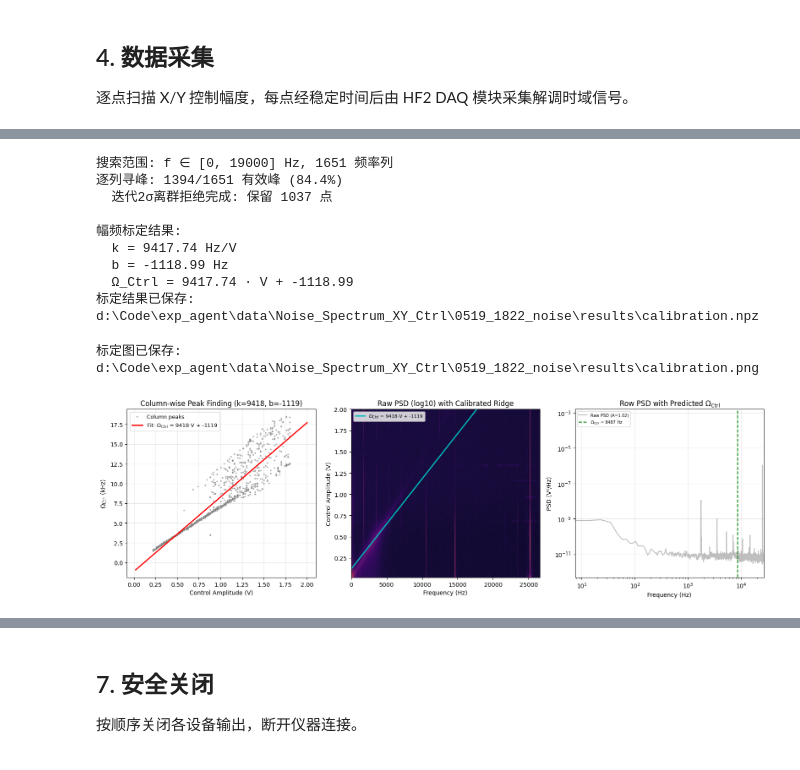
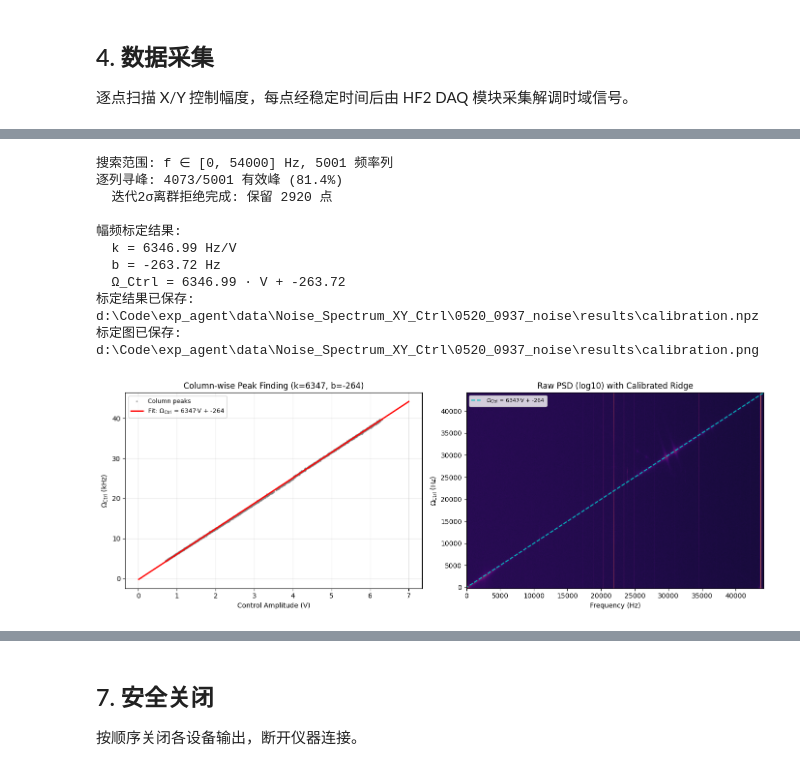
Before and after one commit to LHC0128/Exp_Agent, a Jupyter notebook: experiments/Noise_Spectrum_XY_Ctrl.ipynb, the cells around one changed output, grey strips where cells are left out. Saved outputs shown, nothing was run; the diff lists cells and outputs as text; code cells hidden in the pictures.

Commit message:
更新噪声谱测量 Notebook：添加离线数据分析功能、洛伦兹拟合改进（oldcode方法+Amp绝对值+失败点插值）、标定图和PSD图优化（纵轴映射Ω_Ctrl、百分位截断），新增斜向亮线诊断模块；同时更新相关文档和README

```diff
--- a/experiments/Noise_Spectrum_XY_Ctrl.ipynb
+++ b/experiments/Noise_Spectrum_XY_Ctrl.ipynb
@@ -91,9 +94,9 @@ EXPERIMENT_TYPE = "Noise_Spectrum_XY_Ctrl"
 PURPOSE = "noise_spectroscopy"
 
 # ---- 扫描参数 ----
-XY_AMP_START = 0.02        # X/Y 幅度扫描起始 (V)
-XY_AMP_STOP = 2.0          # X/Y 幅度扫描终止 (V)
-XY_AMP_POINTS = 100        # 扫描点数
+XY_AMP_START = 0.01        # X/Y 幅度扫描起始 (V)
+XY_AMP_STOP = 7.0          # X/Y 幅度扫描终止 (V)
+XY_AMP_POINTS = 700        # 扫描点数
 XY_SETTLE_TIME = 0.5      # 每点等待稳定时间 (s)
 
 # ---- X/Y 交流控制信号 ----
@@ -117,7 +120,7 @@ RF_GATE_OFFSET = 2.5       # 脉冲门控偏置 (V)
 HF2_DEMOD_IDX = 0          # 解调器索引
 HF2_OSC_FREQ = 90e3        # 振荡器频率 (Hz)，与 Pump 调制频率一致
 HF2_SIGNAL_RANGE = 2.0     # 信号输入量程 (V)
-HF2_DEMOD_ORDER = 4        # 解调滤波器阶数
+HF2_DEMOD_ORDER = 8        # 解调滤波器阶数
 HF2_DEMOD_TC = 0.000692    # 解调时间常数 (s) —— 相位校准时使用，较低的带宽确保稳定相位
 HF2_DEMOD_RATE = 100000    # 解调输出数据速率 (Sa/s)
 
@@ -660,9 +682,14 @@ try:
     for i, amp in enumerate(amplitudes):
         pbar.set_postfix_str(f"A={amp:.3f}V")
 
-        # 直接修改幅度（不重绘波形、不退出 Burst 模式，保持外部触发同步）
+        # 修改幅度后重新触发 Burst 以对齐相位
         dg_comp.set_amplitude(amp, channel=1)
         dg_comp.set_amplitude(amp, channel=2)
+        dg_comp.set_output(False, channel=1)
+        dg_comp.set_output(False, channel=2)
+        time.sleep(0.1)
+        dg_comp.set_output(True, channel=1)
+        dg_comp.set_output(True, channel=2)
         time.sleep(0.3)
 
         # 关闭温度开关（消除温控磁场干扰）
@@ -828,6 +941,7 @@ PSD 矩阵已保存: d:\Code\exp_agent\data\Noise_Spectrum_XY_Ctrl\0519_1822_noi
 #   逐列 find_peaks 找最大 prominence 峰 → (f_j, V_peak_j)。
 #   然后 k·V+b 拟合 + 迭代 2σ 离群拒绝。
 
+# 如果已加载标定结果则跳过
 from scipy.signal import find_peaks
 
 OMEGA_CTRL_EST_K = 7000  # 有效控制频率经验斜率 (Hz/V)
@@ -908,63 +1022,51 @@ print(f"  Ω_Ctrl = {k:.2f} · V + {b:.2f}")
 
 # 保存
 np.savez(results_dir / "calibration.npz",
-         k=k, b=b, amplitudes=amplitudes_used, omega_ctrl=omega_ctrl,
-         peak_amps=peak_amps, V_cal=V_cal, f_cal=f_cal)
+            k=k, b=b, amplitudes=amplitudes_used, omega_ctrl=omega_ctrl,
+            peak_amps=peak_amps, V_cal=V_cal, f_cal=f_cal)
 print(f"标定结果已保存: {results_dir / 'calibration.npz'}")
 
-# ---- 标定图 ----
-fig_cal, axes_cal = plt.subplots(1, 3, figsize=(16, 5))
+# ---- 标定图（1×2：散点拟合 + PSD伪彩图纵轴为Ω_Ctrl） ----
+fig_cal, axes_cal = plt.subplots(1, 2, figsize=(14, 5))
 
 # 图 a: 散点 + 拟合
 ax = axes_cal[0]
 ax.scatter(V_cal, f_cal / 1000, s=3, alpha=0.5, color="gray", label="Column peaks")
 ax.plot(amplitudes_used, omega_ctrl / 1000, "r-", linewidth=2,
         label=f"Fit: $\\Omega_{{\\mathrm{{Ctrl}}}}$ = {k:.0f}·V + {b:.0f}")
 ax.set_xlabel("Control Amplitude (V)")
 ax.set_ylabel("$\\Omega_{\\mathrm{Ctrl}}$ (kHz)")
 ax.set_title(f"Column-wise Peak Finding (k={k:.0f}, b={b:.0f})")
 ax.legend(fontsize=9)
 ax.grid(True, alpha=0.3)
 
-# 图 b: 原始 PSD log + 标定脊线（x轴聚焦）
+# 图 b: 原始 PSD log（纵轴映射为 Ω_Ctrl，x轴聚焦至脊线区域）
 ax = axes_cal[1]
 psd_log = np.log10(np.maximum(psd_matrix, 1e-20))
-extent = [freq_axis[0], freq_axis[-1], amplitudes_used[0], amplitudes_used[-1]]
+omega_min, omega_max = omega_ctrl[0], omega_ctrl[-1]
+extent = [freq_axis[0], freq_axis[-1], omega_min, omega_max]
 ax.imshow(psd_log, aspect="auto", origin="lower", extent=extent, cmap="inferno")
-ax.plot(omega_ctrl, amplitudes_used, "c-", linewidth=2,
-        label=f"$\\Omega_{{\\mathrm{{Ctrl}}}}$ = {k:.0f}·V + {b:.0f}")
-ax.set_xlim(0, np.nanmax(omega_ctrl) * 1.5)
+ax.plot([omega_min, omega_max], [omega_min, omega_max],
+        "c--", linewidth=1.5, label=f"$\\Omega_{{\\mathrm{{Ctrl}}}}$ = {k:.0f}·V + {b:.0f}")
+ax.set_xlim(0, omega_max)
+ax.set_ylim(omega_min, omega_max)
 ax.set_xlabel("Frequency (Hz)")
-ax.set_ylabel("Control Amplitude (V)")
+ax.set_ylabel("$\\Omega_{\\mathrm{Ctrl}}$ (Hz)")
 ax.set_title("Raw PSD (log10) with Calibrated Ridge")
 ax.legend(fontsize=8)
-
-# 图 c: 单行PSD验证
-ax = axes_cal[2]
-idx_mid = len(amplitudes_used) // 2
-ax.loglog(freq_axis, psd_matrix[idx_mid, :], "gray", alpha=0.5,
-          label=f"Raw PSD (A={amplitudes_used[idx_mid]:.2f})")
-ax.axvline(omega_ctrl[idx_mid], color="green", linestyle="--",
-           label=f"$\\Omega_{{\\mathrm{{Ctrl}}}}$ = {omega_ctrl[idx_mid]:.0f} Hz")
-ax.set_xlim(0, np.nanmax(omega_ctrl) * 1.5)
-ax.set_xlabel("Frequency (Hz)")
-ax.set_ylabel("PSD (V²/Hz)")
-ax.set_title("Row PSD with Predicted $\\Omega_{{\\mathrm{Ctrl}}}$")
-ax.legend(fontsize=7)
-ax.grid(True, alpha=0.3)
 
 fig_cal.tight_layout()
 fig_cal.savefig(results_dir / "calibration.png", dpi=150)
 print(f"标定图已保存: {results_dir / 'calibration.png'}")
 # %% [output]
-搜索范围: f ∈ [0, 19000] Hz, 1651 频率列
-逐列寻峰: 1394/1651 有效峰 (84.4%)
-  迭代2σ离群拒绝完成: 保留 1037 点
+搜索范围: f ∈ [0, 54000] Hz, 5001 频率列
+逐列寻峰: 4073/5001 有效峰 (81.4%)
+  迭代2σ离群拒绝完成: 保留 2920 点
 
 幅频标定结果:
-  k = 9417.74 Hz/V
-  b = -1118.99 Hz
-  Ω_Ctrl = 9417.74 · V + -1118.99
-标定结果已保存: d:\Code\exp_agent\data\Noise_Spectrum_XY_Ctrl\0519_1822_noise\results\calibration.npz
+  k = 6346.99 Hz/V
+  b = -263.72 Hz
+  Ω_Ctrl = 6346.99 · V + -263.72
+标定结果已保存: d:\Code\exp_agent\data\Noise_Spectrum_XY_Ctrl\0520_0937_noise\results\calibration.npz
+标定图已保存: d:\Code\exp_agent\data\Noise_Spectrum_XY_Ctrl\0520_0937_noise\results\calibration.png
-标定图已保存: d:\Code\exp_agent\data\Noise_Spectrum_XY_Ctrl\0519_1822_noise\results\calibration.png
-[figure, old version]
+[figure, new version]
```
Also changed, not shown: parts of 17 cells of this notebook, 3 other files.
